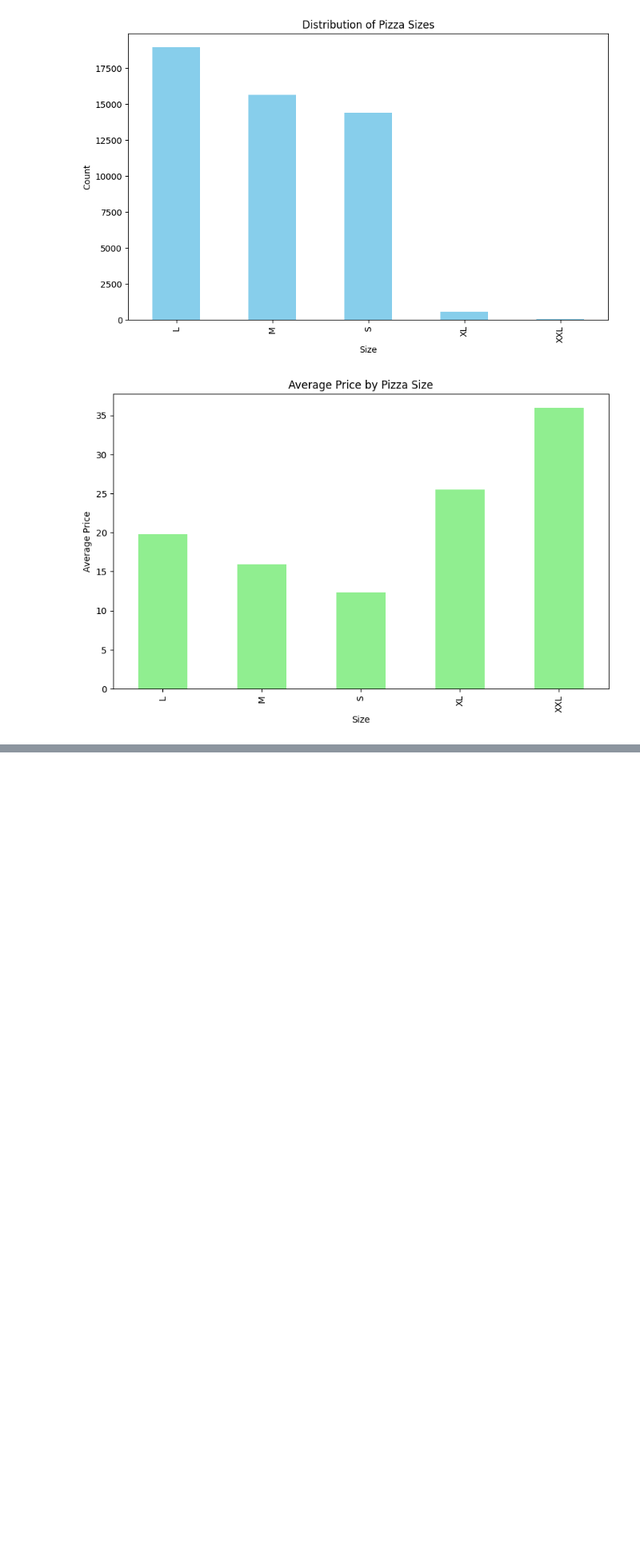
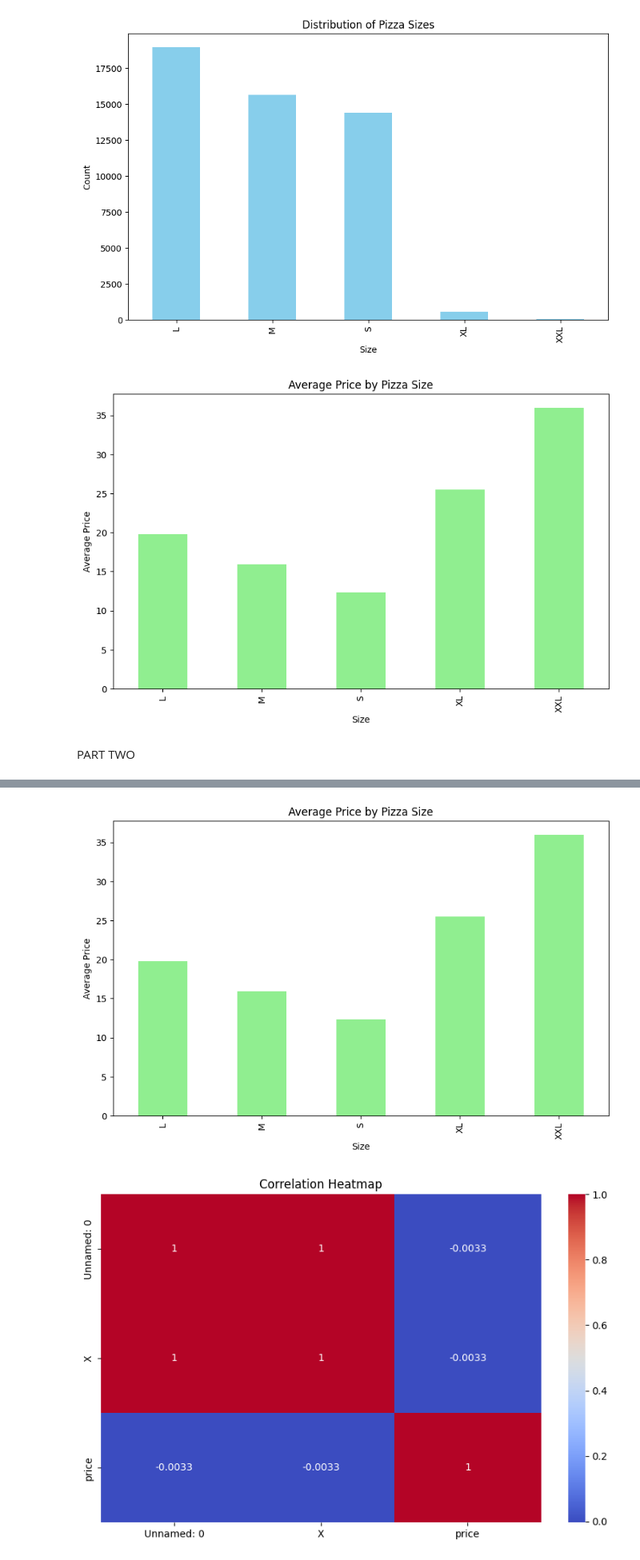
Before and after one commit to Damas-Hub/Data-Analysis-and-Data-Science-Practice, a Jupyter notebook: pizza.ipynb, the cells around one changed output, grey strips where cells are left out. Shown: that part at 80% size. Drawn from its saved outputs; the diff is of its cells as text; code cells hidden in the pictures; blank space fills up the shorter version.

Commit message:
Did more analyzing on the pizza dataset

```diff
--- a/pizza.ipynb
+++ b/pizza.ipynb
@@ -67,3 +68,75 @@ XXL    35.950000
 Name: price, dtype: float64
 [figure]
 [figure]
+# %% [markdown]
+PART TWO
+# %%
+import pandas as pd
+import matplotlib.pyplot as plt
+import seaborn as sns
+
+# Load the data
+file_path = r"C:\Users\HUBERT\Desktop\Datasets\pizza.csv"
+df = pd.read_csv(file_path)
+
+# Display the first few rows of the data
+print(df.head())
+
+# Display summary statistics
+print(df.describe())
+
+# Check for missing values
+print(df.isnull().sum())
+
+# Handle missing values by filling with mean for numeric columns
+df.fillna(df.mean(numeric_only=True), inplace=True)
+
+# Alternatively, you could remove rows with missing values
+# df.dropna(inplace=True)
+
+# Display the first few rows to verify changes
+print(df.head())
+
+# Example analysis: distribution of pizza sizes
+pizza_sizes = df['size'].value_counts()
+print(pizza_sizes)
+
+# Example analysis: average price by size
+average_price_by_size = df.groupby('size')['price'].mean()
+print(average_price_by_size)
+
+# Select only numeric columns for correlation
+numeric_cols = df.select_dtypes(include=['number']).columns
+correlation_matrix = df[numeric_cols].corr()
+print(correlation_matrix)
+
+# Plot distribution of pizza sizes
+plt.figure(figsize=(10, 6))
+pizza_sizes.plot(kind='bar', color='skyblue')
+plt.xlabel('Size')
+plt.ylabel('Count')
+plt.title('Distribution of Pizza Sizes')
+plt.show()
+
+# Plot average price by size
+plt.figure(figsize=(10, 6))
+average_price_by_size.plot(kind='bar', color='lightgreen')
+plt.xlabel('Size')
+plt.ylabel('Average Price')
+plt.title('Average Price by Pizza Size')
+plt.show()
+
+# Correlation heatmap
+plt.figure(figsize=(10, 6))
+sns.heatmap(correlation_matrix, annot=True, cmap='coolwarm')
+plt.title('Correlation Heatmap')
+plt.show()
+
+# Box plot for price by size
+plt.figure(figsize=(10, 6))
+sns.boxplot(x='size', y='price', data=df)
+plt.xlabel('Size')
+plt.ylabel('Price')
+plt.title('Box Plot of Price by Size')
+plt.show()
+# %% [output]
@@ -69,0 +161,2 @@ Name: price, dtype: float64
+[figure, added]
+[figure, added]
```
Also changed, not shown: parts of 2 cells of this notebook.
